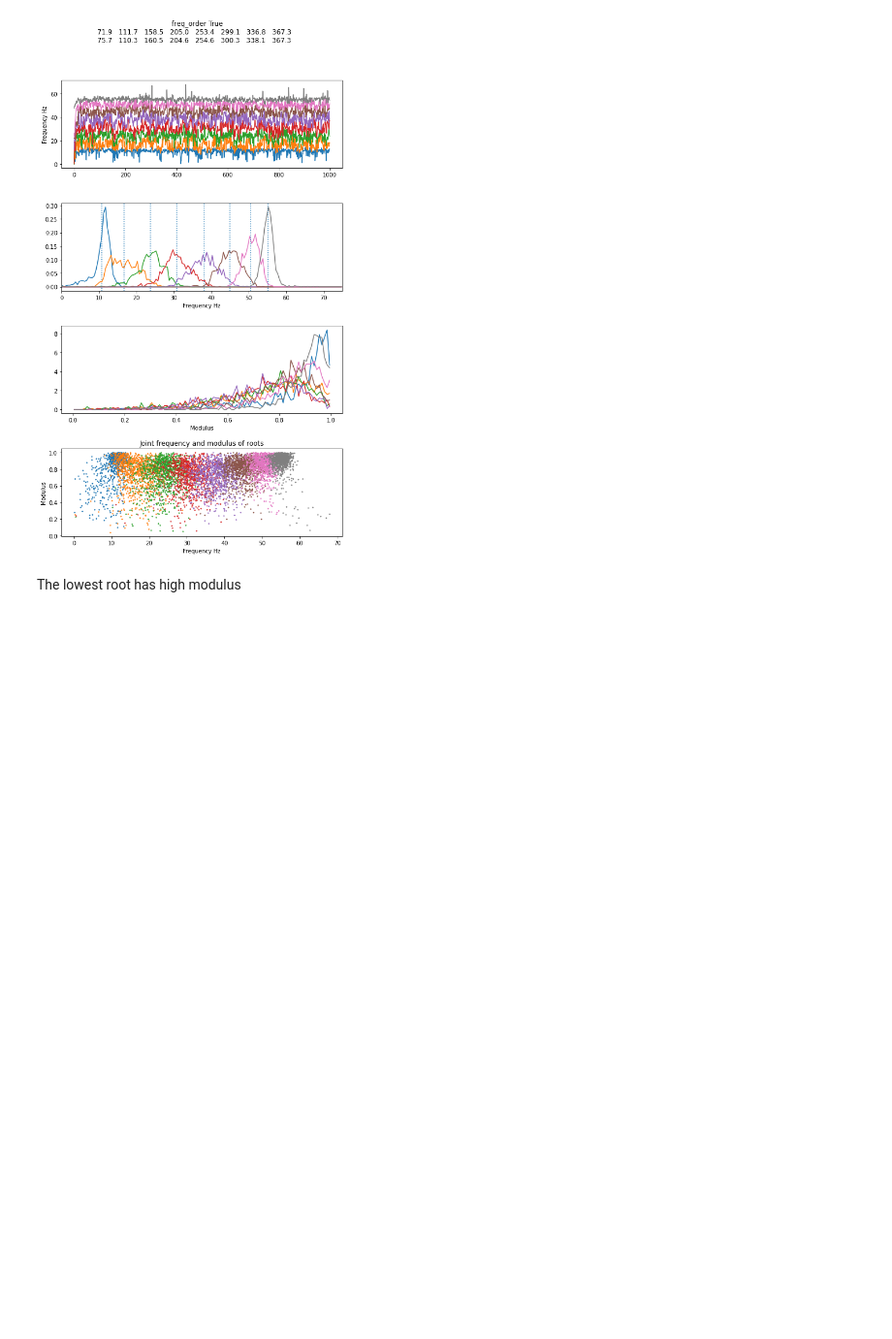
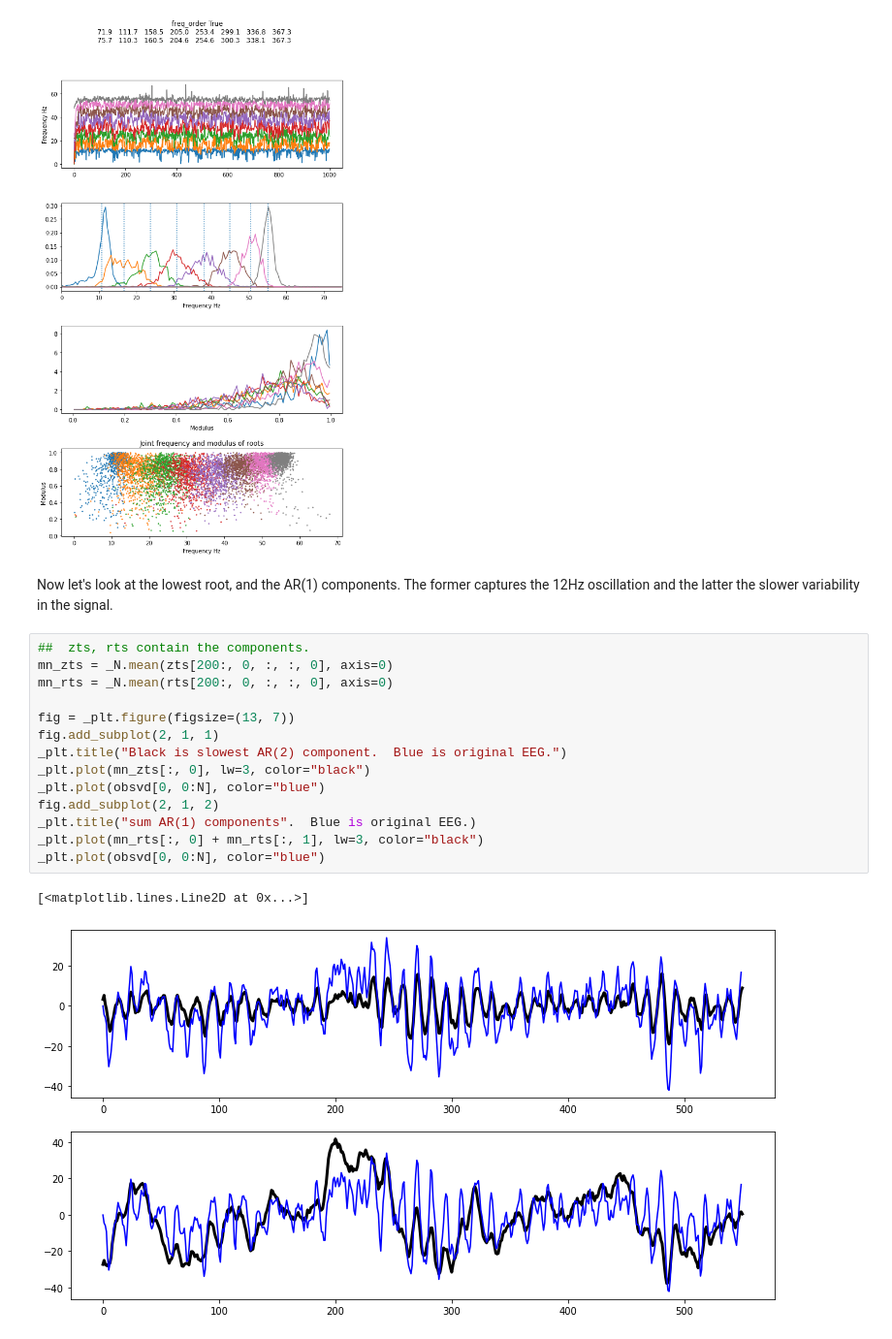
Before and after one commit to AraiKensuke/LOST, a Jupyter notebook: Notebooks/ARdecomposition.ipynb, the cells around one changed output. Shown at 97% size. Drawn from its saved outputs; the diff is of its cells as text; blank space fills up the shorter version.

```diff
--- a/Notebooks/ARdecomposition.ipynb
+++ b/Notebooks/ARdecomposition.ipynb
@@ -316,5 +285,22 @@ z_stds = _N.std(zts[:, 0, :, :, 0], axis=1)
 r_stds = _N.std(rts[:, 0, :, :, 0], axis=1)
 # %% [output]
 [figure]
-# %% [markdown]
-The lowest root has high modulus
+# %% [markdown]
+Now let's look at the lowest root, and the AR(1) components.  The former captures the 12Hz oscillation and the latter the slower variability in the signal.
+# %%
+##  zts, rts contain the components.
+mn_zts = _N.mean(zts[200:, 0, :, :, 0], axis=0)
+mn_rts = _N.mean(rts[200:, 0, :, :, 0], axis=0)
+
+fig = _plt.figure(figsize=(13, 7))
+fig.add_subplot(2, 1, 1)
+_plt.title("Black is slowest AR(2) component.  Blue is original EEG.")
+_plt.plot(mn_zts[:, 0], lw=3, color="black")
+_plt.plot(obsvd[0, 0:N], color="blue")
+fig.add_subplot(2, 1, 2)
+_plt.title("sum AR(1) components".  Blue is original EEG.)
+_plt.plot(mn_rts[:, 0] + mn_rts[:, 1], lw=3, color="black")
+_plt.plot(obsvd[0, 0:N], color="blue")
+# %% [output]
+[<matplotlib.lines.Line2D at 0x...>]
+[figure, added]
```
Also changed, not shown: parts of 2 cells of this notebook.
